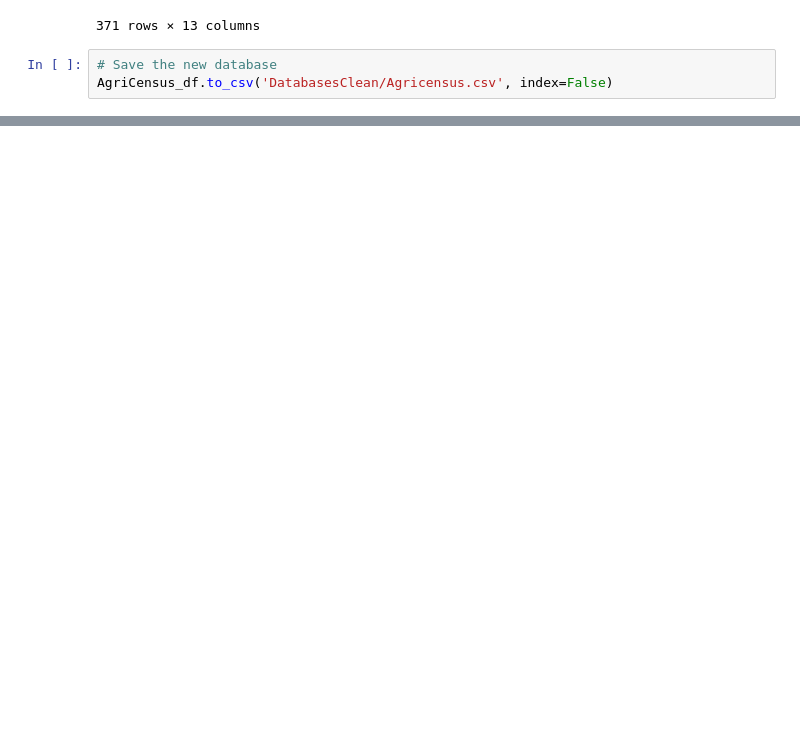
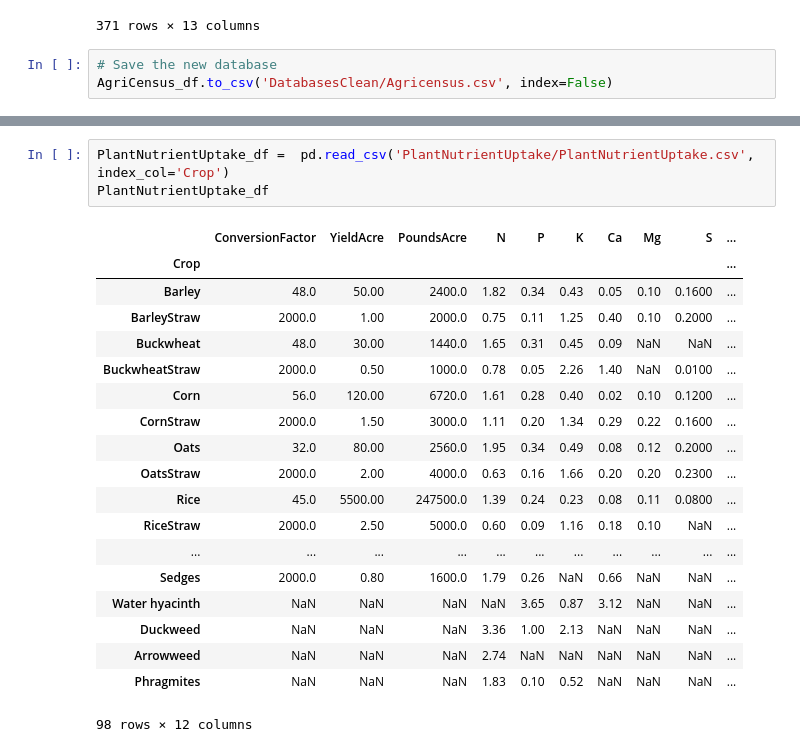
Before and after one commit to emartinher-PSEM3/Ceres, a Jupyter notebook: cereslibrary/TES/TES.ipynb, the cells around one changed output, grey strips where cells are left out. Saved outputs shown, nothing was run; the diff lists cells and outputs as text; blank space fills up the shorter version.

```diff
--- a/cereslibrary/TES/TES.ipynb
+++ b/cereslibrary/TES/TES.ipynb
@@ -270,0 +255,23 @@ AgriCensus_df.to_csv('DatabasesClean/Agricensus.csv', index=False)
+# %%
+PlantNutrientUptake_df =  pd.read_csv('PlantNutrientUptake/PlantNutrientUptake.csv', index_col='Crop')
+PlantNutrientUptake_df
+# %% [output]
+|  | ConversionFactor | YieldAcre | PoundsAcre | N | P | K | Ca | Mg | S | ... |
+| Crop |  |  |  |  |  |  |  |  |  | ... |
+| Barley | 48.0 | 50.00 | 2400.0 | 1.82 | 0.34 | 0.43 | 0.05 | 0.10 | 0.1600 | ... |
+| BarleyStraw | 2000.0 | 1.00 | 2000.0 | 0.75 | 0.11 | 1.25 | 0.40 | 0.10 | 0.2000 | ... |
+| Buckwheat | 48.0 | 30.00 | 1440.0 | 1.65 | 0.31 | 0.45 | 0.09 | NaN | NaN | ... |
+| BuckwheatStraw | 2000.0 | 0.50 | 1000.0 | 0.78 | 0.05 | 2.26 | 1.40 | NaN | 0.0100 | ... |
+| Corn | 56.0 | 120.00 | 6720.0 | 1.61 | 0.28 | 0.40 | 0.02 | 0.10 | 0.1200 | ... |
+| CornStraw | 2000.0 | 1.50 | 3000.0 | 1.11 | 0.20 | 1.34 | 0.29 | 0.22 | 0.1600 | ... |
+| Oats | 32.0 | 80.00 | 2560.0 | 1.95 | 0.34 | 0.49 | 0.08 | 0.12 | 0.2000 | ... |
+| OatsStraw | 2000.0 | 2.00 | 4000.0 | 0.63 | 0.16 | 1.66 | 0.20 | 0.20 | 0.2300 | ... |
+| Rice | 45.0 | 5500.00 | 247500.0 | 1.39 | 0.24 | 0.23 | 0.08 | 0.11 | 0.0800 | ... |
+| RiceStraw | 2000.0 | 2.50 | 5000.0 | 0.60 | 0.09 | 1.16 | 0.18 | 0.10 | NaN | ... |
+| ... | ... | ... | ... | ... | ... | ... | ... | ... | ... | ... |
+| Sedges | 2000.0 | 0.80 | 1600.0 | 1.79 | 0.26 | NaN | 0.66 | NaN | NaN | ... |
+| Water hyacinth | NaN | NaN | NaN | NaN | 3.65 | 0.87 | 3.12 | NaN | NaN | ... |
+| Duckweed | NaN | NaN | NaN | 3.36 | 1.00 | 2.13 | NaN | NaN | NaN | ... |
+| Arrowweed | NaN | NaN | NaN | 2.74 | NaN | NaN | NaN | NaN | NaN | ... |
+| Phragmites | NaN | NaN | NaN | 1.83 | 0.10 | 0.52 | NaN | NaN | NaN | ... |
+98 rows × 12 columns
```
Also changed, not shown: parts of 17 cells of this notebook, 10 other files.
